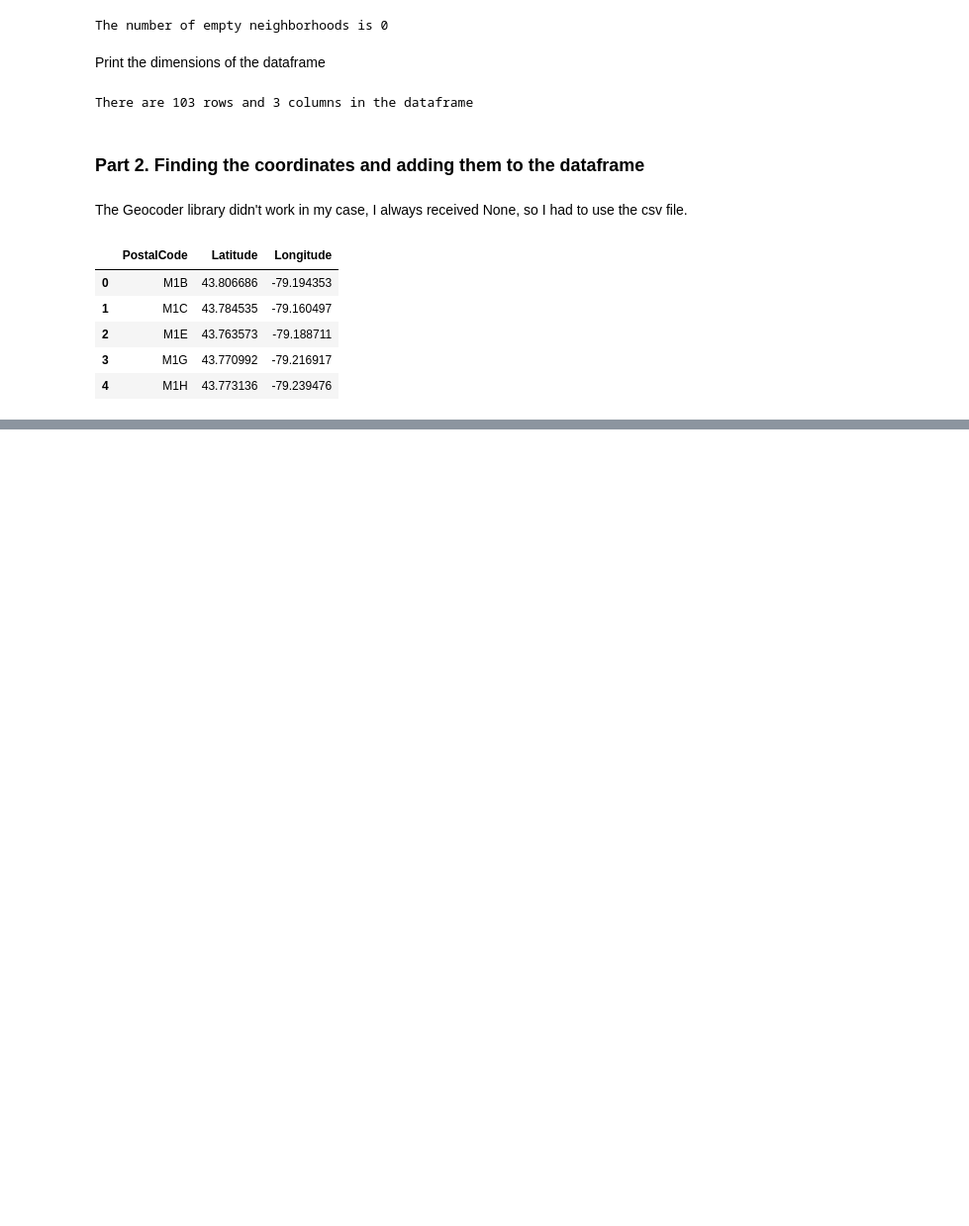
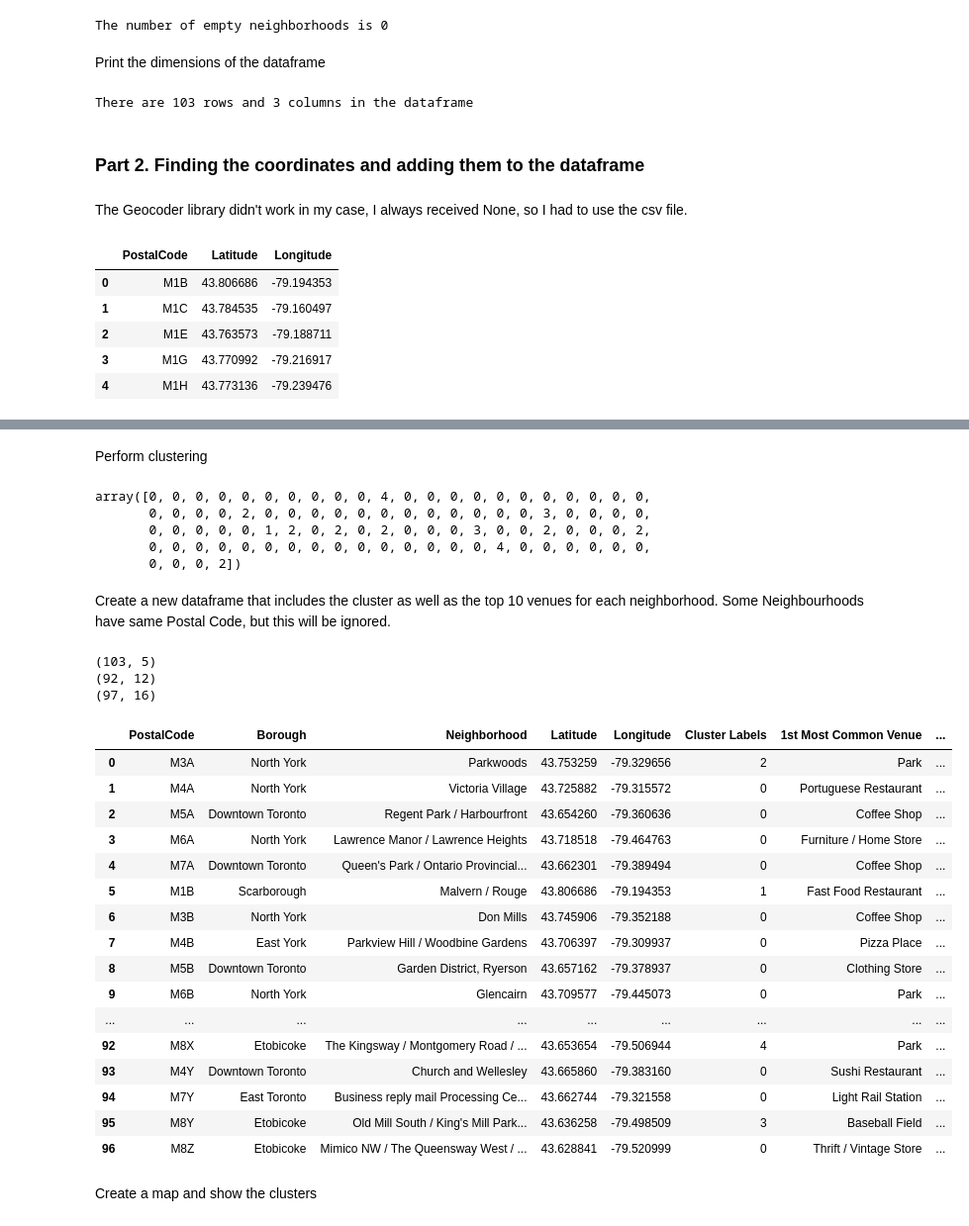
Before and after one commit to OkolelovV/Coursera_Applied_Data_Science_Capstone, a Jupyter notebook: Segmenting and Clustering Neighbourhoods in Toronto - Coursera Project.ipynb, the cells around one changed output, grey strips where cells are left out. Shown at 99% size. Cells and saved outputs as stored; diff of their text form; code cells hidden in the pictures; blank space fills up the shorter version.

```diff
--- a/Segmenting and Clustering Neighbourhoods in Toronto - Coursera Project.ipynb
+++ b/Segmenting and Clustering Neighbourhoods in Toronto - Coursera Project.ipynb
@@ -9,6 +9,8 @@ Import pandas and numpy libraries.
 # %%
 import pandas as pd
 import numpy as np
+pd.set_option('display.max_columns', None)
+pd.set_option('display.max_rows', None)
 # %% [markdown]
 Create the url and excract the data. Select the first table.
 # %%
@@ -113,0 +297,17 @@ df.head()
+# %%
+num_top_venues = 10
+indicators = ['st', 'nd', 'rd']
+columns = ['Neighborhood']
+for ind in np.arange(num_top_venues):
+    try:
+        columns.append('{}{} Most Common Venue'.format(ind+1, indicators[ind]))
+    except:
+        columns.append('{}th Most Common Venue'.format(ind+1))
+
+neighborhoods_venues_sorted = pd.DataFrame(columns=columns)
+neighborhoods_venues_sorted['Neighborhood'] = toronto_grouped['Neighborhood']
+
+for ind in np.arange(toronto_grouped.shape[0]):
+    neighborhoods_venues_sorted.iloc[ind, 1:] = return_most_common_venues(toronto_grouped.iloc[ind, :], num_top_venues)
+
+neighborhoods_venues_sorted.head()
@@ -113,0 +321,58 @@ df.head()
+# %% [markdown]
+Perform clustering
+# %%
+# set number of clusters
+kclusters = 5
+
+toronto_grouped_clustering = toronto_grouped.drop('Neighborhood', 1)
+
+# run k-means clustering
+kmeans = KMeans(n_clusters=kclusters, random_state=0).fit(toronto_grouped_clustering)
+
+# check cluster labels generated for each row in the dataframe
+kmeans.labels_
+# %% [output]
+array([0, 0, 0, 0, 0, 0, 0, 0, 0, 0, 4, 0, 0, 0, 0, 0, 0, 0, 0, 0, 0, 0,
+       0, 0, 0, 0, 2, 0, 0, 0, 0, 0, 0, 0, 0, 0, 0, 0, 0, 3, 0, 0, 0, 0,
+       0, 0, 0, 0, 0, 1, 2, 0, 2, 0, 2, 0, 0, 0, 3, 0, 0, 2, 0, 0, 0, 2,
+       0, 0, 0, 0, 0, 0, 0, 0, 0, 0, 0, 0, 0, 0, 0, 4, 0, 0, 0, 0, 0, 0,
+       0, 0, 0, 2])
+# %% [markdown]
+Create a new dataframe that includes the cluster as well as the top 10 venues for each neighborhood. Some Neighbourhoods have same Postal Code, but this will be ignored.
+# %%
+# add clustering labels
+neighborhoods_venues_sorted.insert(0, 'Cluster Labels', kmeans.labels_)
+
+toronto_merged = df.reset_index(drop=True)
+print(toronto_merged.shape)
+print(neighborhoods_venues_sorted.shape)
+# merge manhattan_grouped with manhattan_data to add latitude/longitude for each neighborhood
+toronto_merged = toronto_merged.join(neighborhoods_venues_sorted.set_index('Neighborhood'), on='Neighborhood')
+toronto_merged.dropna(inplace = True)
+toronto_merged = toronto_merged.reset_index(drop=True)
+toronto_merged['Cluster Labels'] = toronto_merged['Cluster Labels'].astype(int)
+print(toronto_merged.shape)
+toronto_merged
+# %% [output]
+(103, 5)
+(92, 12)
+(97, 16)
+|  | PostalCode | Borough | Neighborhood | Latitude | Longitude | Cluster Labels | 1st Most Common Venue | ... |
+| 0 | M3A | North York | Parkwoods | 43.753259 | -79.329656 | 2 | Park | ... |
+| 1 | M4A | North York | Victoria Village | 43.725882 | -79.315572 | 0 | Portuguese Restaurant | ... |
+| 2 | M5A | Downtown Toronto | Regent Park / Harbourfront | 43.654260 | -79.360636 | 0 | Coffee Shop | ... |
+| 3 | M6A | North York | Lawrence Manor / Lawrence Heights | 43.718518 | -79.464763 | 0 | Furniture / Home Store | ... |
+| 4 | M7A | Downtown Toronto | Queen's Park / Ontario Provincial... | 43.662301 | -79.389494 | 0 | Coffee Shop | ... |
+| 5 | M1B | Scarborough | Malvern / Rouge | 43.806686 | -79.194353 | 1 | Fast Food Restaurant | ... |
+| 6 | M3B | North York | Don Mills | 43.745906 | -79.352188 | 0 | Coffee Shop | ... |
+| 7 | M4B | East York | Parkview Hill / Woodbine Gardens | 43.706397 | -79.309937 | 0 | Pizza Place | ... |
+| 8 | M5B | Downtown Toronto | Garden District, Ryerson | 43.657162 | -79.378937 | 0 | Clothing Store | ... |
+| 9 | M6B | North York | Glencairn | 43.709577 | -79.445073 | 0 | Park | ... |
+| ... | ... | ... | ... | ... | ... | ... | ... | ... |
+| 92 | M8X | Etobicoke | The Kingsway / Montgomery Road / ... | 43.653654 | -79.506944 | 4 | Park | ... |
+| 93 | M4Y | Downtown Toronto | Church and Wellesley | 43.665860 | -79.383160 | 0 | Sushi Restaurant | ... |
+| 94 | M7Y | East Toronto | Business reply mail Processing Ce... | 43.662744 | -79.321558 | 0 | Light Rail Station | ... |
+| 95 | M8Y | Etobicoke | Old Mill South / King's Mill Park... | 43.636258 | -79.498509 | 3 | Baseball Field | ... |
+| 96 | M8Z | Etobicoke | Mimico NW / The Queensway West / ... | 43.628841 | -79.520999 | 0 | Thrift / Vintage Store | ... |
+# %% [markdown]
+Create a map and show the clusters
```
Also changed, not shown: parts of 38 cells of this notebook.
